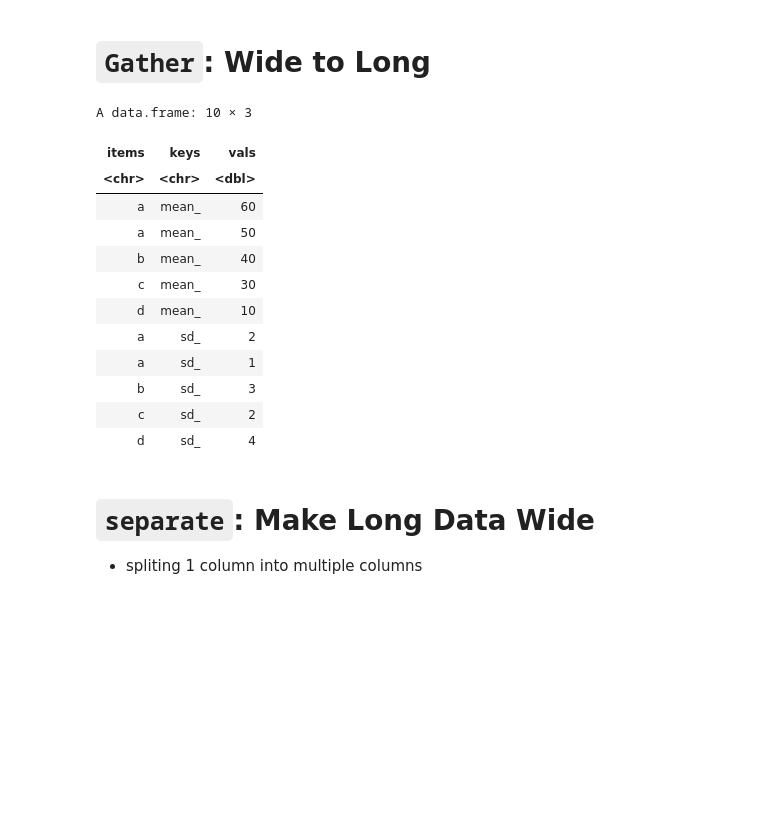
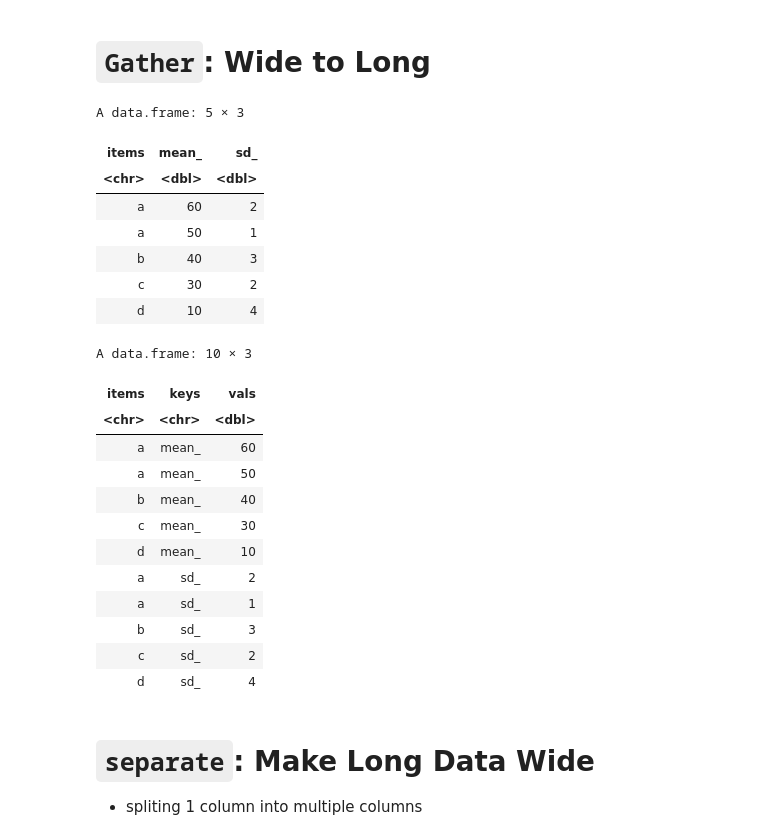
Before and after one commit to MrFuguDataScience/R_studio, a Jupyter notebook: DataWrangling_inR.ipynb, the cells around one changed output. Cells and saved outputs as stored; diff of their text form; code cells hidden in the pictures; blank space fills up the shorter version.

Commit message:
WrangllingData
update

```diff
--- a/DataWrangling_inR.ipynb
+++ b/DataWrangling_inR.ipynb
@@ -163,23 +164,34 @@ A data.frame: 6 × 3
 # %%
 mean_<-c(60,50,40,30,10)
 sd_<-c(2,1,3,2,4)
 items<-c('a','a','b','c','d')
 df_1<-data.frame(items,mean_,sd_)
+
+df_1
+
 gather(df_1,mean_,sd_,key='keys',value='vals')
 # %% [output]
-A data.frame: 10 × 3
+A data.frame: 5 × 3
-| items | keys | vals |
-| <chr> | <chr> | <dbl> |
-| a | mean_ | 60 |
-| a | mean_ | 50 |
-| b | mean_ | 40 |
-| c | mean_ | 30 |
-| d | mean_ | 10 |
-| a | sd_ | 2 |
-| a | sd_ | 1 |
-| b | sd_ | 3 |
-| c | sd_ | 2 |
-| d | sd_ | 4 |
+| items | mean_ | sd_ |
+| <chr> | <dbl> | <dbl> |
+| a | 60 | 2 |
+| a | 50 | 1 |
+| b | 40 | 3 |
+| c | 30 | 2 |
+| d | 10 | 4 |
+A data.frame: 10 × 3
+| items | keys | vals |
+| <chr> | <chr> | <dbl> |
+| a | mean_ | 60 |
+| a | mean_ | 50 |
+| b | mean_ | 40 |
+| c | mean_ | 30 |
+| d | mean_ | 10 |
+| a | sd_ | 2 |
+| a | sd_ | 1 |
+| b | sd_ | 3 |
+| c | sd_ | 2 |
+| d | sd_ | 4 |
 # %% [markdown]
 # `separate`: Make Long Data Wide
 
```
Also changed, not shown: parts of 8 cells of this notebook.
